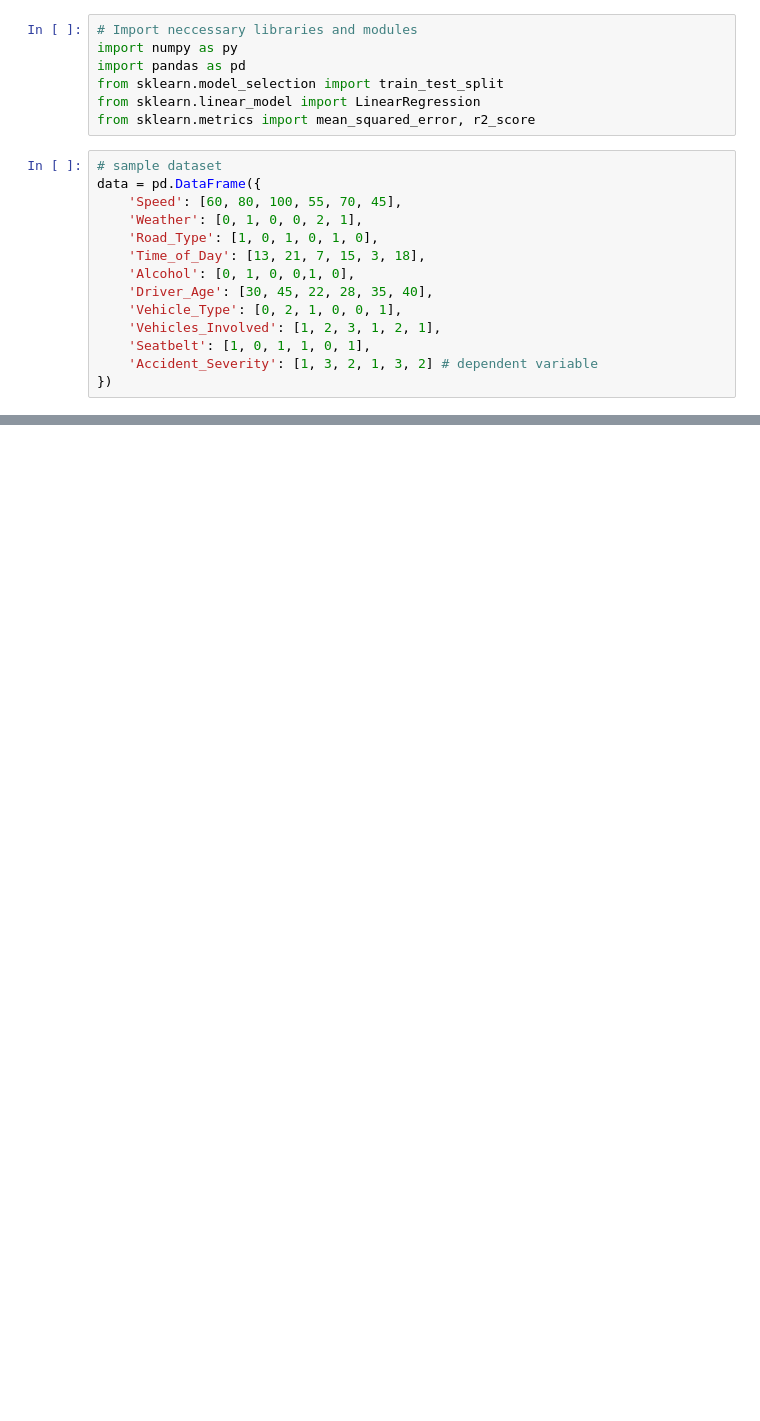
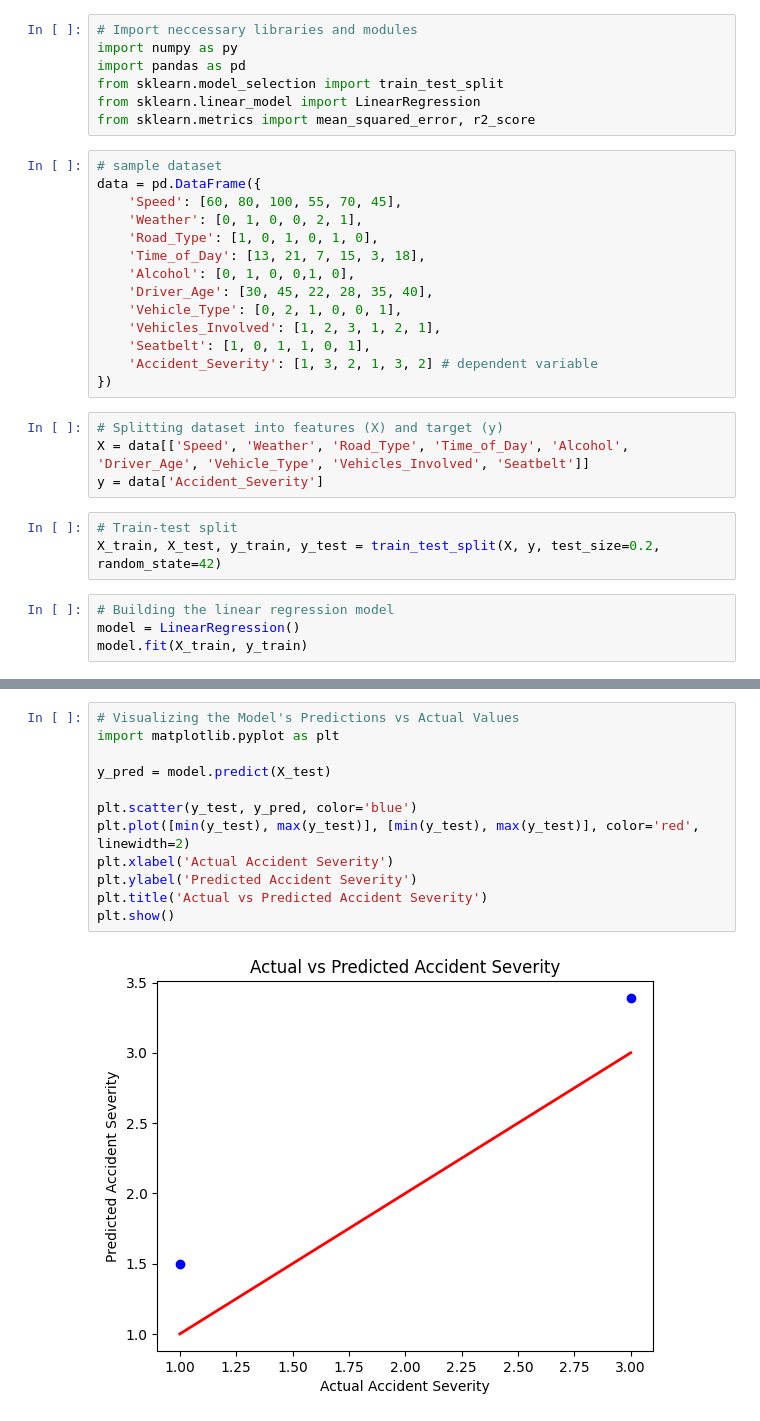
Before and after one commit to Giathi-Daniel/Data-Science, a Jupyter notebook: Road Accident Severity Prediction.ipynb, the cells around one changed output, grey strips where cells are left out. Drawn from its saved outputs; the diff is of its cells as text; blank space fills up the shorter version.

```diff
--- a/Road Accident Severity Prediction.ipynb
+++ b/Road Accident Severity Prediction.ipynb
@@ -21,3 +21,14 @@ data = pd.DataFrame({
     'Seatbelt': [1, 0, 1, 1, 0, 1],
     'Accident_Severity': [1, 3, 2, 1, 3, 2] # dependent variable
 })
+# %%
+# Splitting dataset into features (X) and target (y)
+X = data[['Speed', 'Weather', 'Road_Type', 'Time_of_Day', 'Alcohol', 'Driver_Age', 'Vehicle_Type', 'Vehicles_Involved', 'Seatbelt']]
+y = data['Accident_Severity']
+# %%
+# Train-test split
+X_train, X_test, y_train, y_test = train_test_split(X, y, test_size=0.2, random_state=42)
+# %%
+# Building the linear regression model
+model = LinearRegression()
+model.fit(X_train, y_train)
@@ -23,0 +69,14 @@ data = pd.DataFrame({
+# %%
+# Visualizing the Model's Predictions vs Actual Values
+import matplotlib.pyplot as plt
+
+y_pred = model.predict(X_test)
+
+plt.scatter(y_test, y_pred, color='blue')
+plt.plot([min(y_test), max(y_test)], [min(y_test), max(y_test)], color='red', linewidth=2)
+plt.xlabel('Actual Accident Severity')
+plt.ylabel('Predicted Accident Severity')
+plt.title('Actual vs Predicted Accident Severity')
+plt.show()
+# %% [output]
+[figure, added]
```
Also changed, not shown: parts of 8 cells of this notebook.
